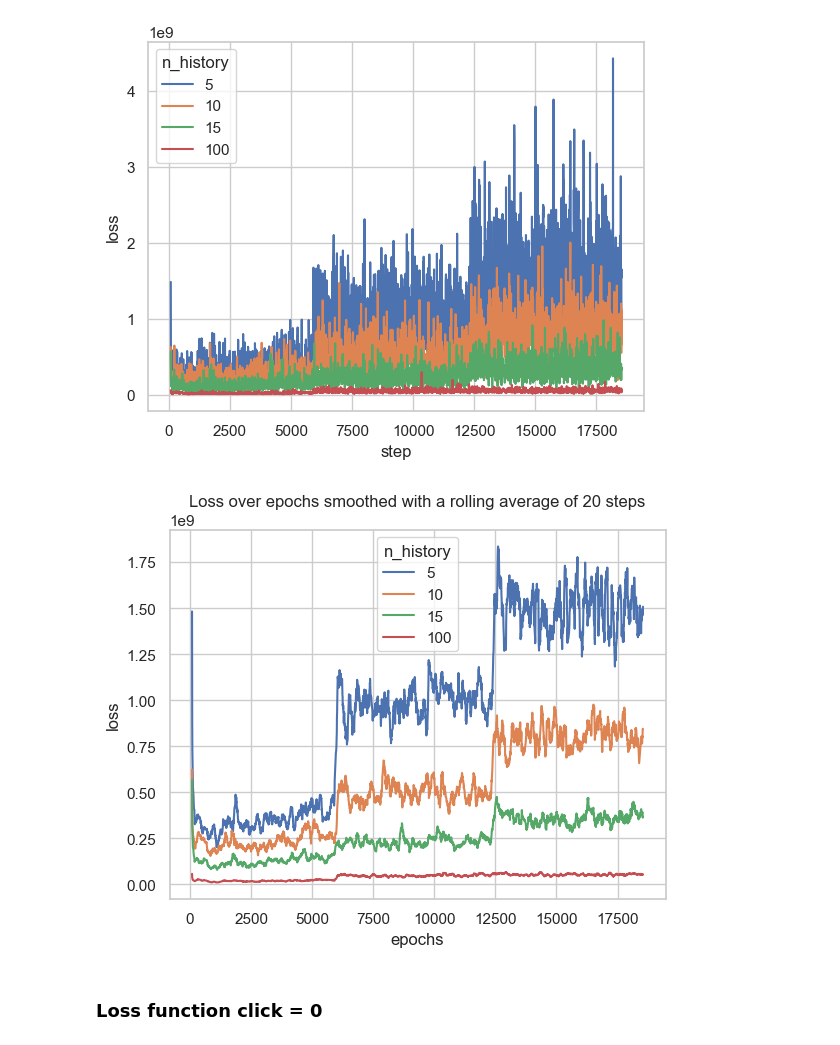
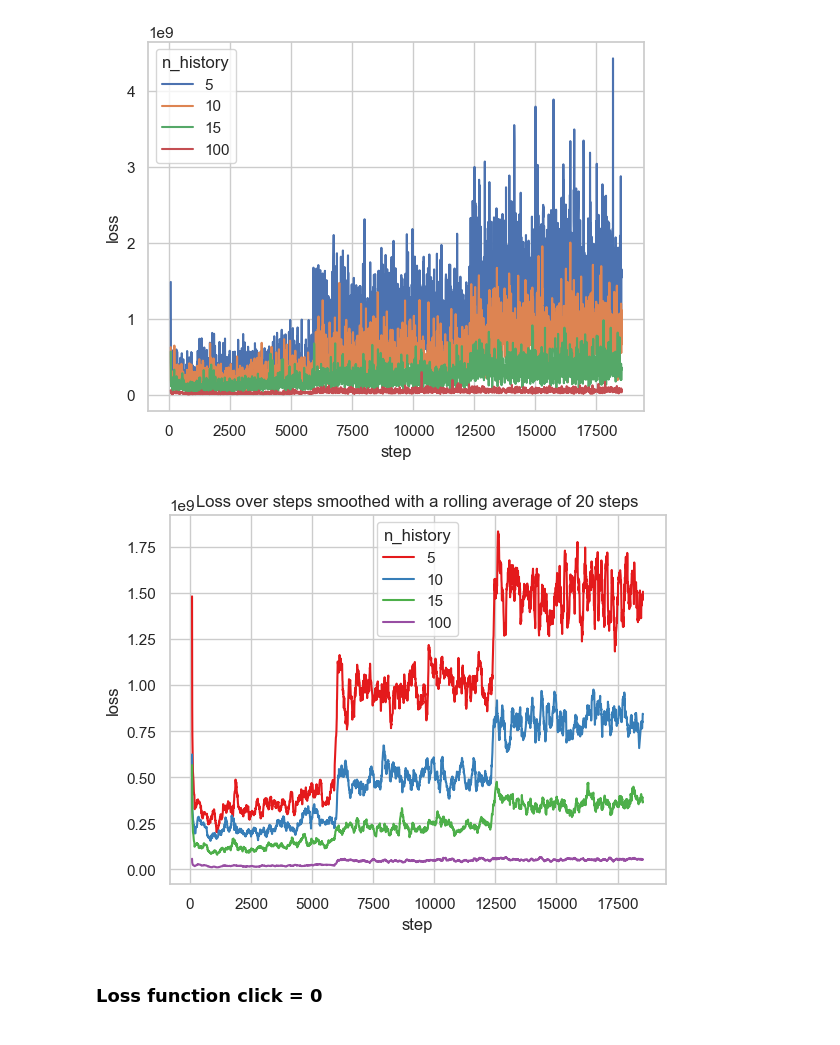
Before and after one commit to meeslindhout/Master-Thesis-Project---Cold-Start-Recommender-System-Session-based, a Jupyter notebook: results analysed.ipynb, the cells around one changed output. Cells and saved outputs as stored; diff of their text form; code cells hidden in the pictures.

Commit message:
changed epochs to steps

```diff
--- a/results analysed.ipynb
+++ b/results analysed.ipynb
@@ -78,23 +78,21 @@ sns.lineplot(data=experiment1, x='step', y='loss', hue='n_history')
 <Axes: xlabel='step', ylabel='loss'>
 [figure]
 # %%
-# add a rolling average (100 steps average)
+# add a rolling average (20 steps average)
 experiment1['rolling_average'] = experiment1.groupby('n_history')['loss'].transform(lambda x: x.rolling(window=20, min_periods=1).mean())
 
-sns.lineplot(data=experiment1, x='step', y='rolling_average', hue='n_history')
+sns.lineplot(data=experiment1, x='step', y='rolling_average', hue='n_history',
+             palette='Set1')
 # set y-axis name to 'loss'
 plt.ylabel('loss')
 
-# set x-axis name to 'epochs'
-plt.xlabel('epochs')
-
 # set the title of the plot
-plt.title('Loss over epochs smoothed with a rolling average of 20 steps')
+plt.title('Loss over steps smoothed with a rolling average of 20 steps')
 
 # save the plot as a .png file
 plt.savefig(plot_save_path + 'loss_vs_epochs.png', dpi=300)
 # %% [output]
-[figure, old version]
+[figure, new version]
 # %% [markdown]
 ### Loss function click = 0
 # %%
```
Also changed, not shown: parts of 2 cells of this notebook.
